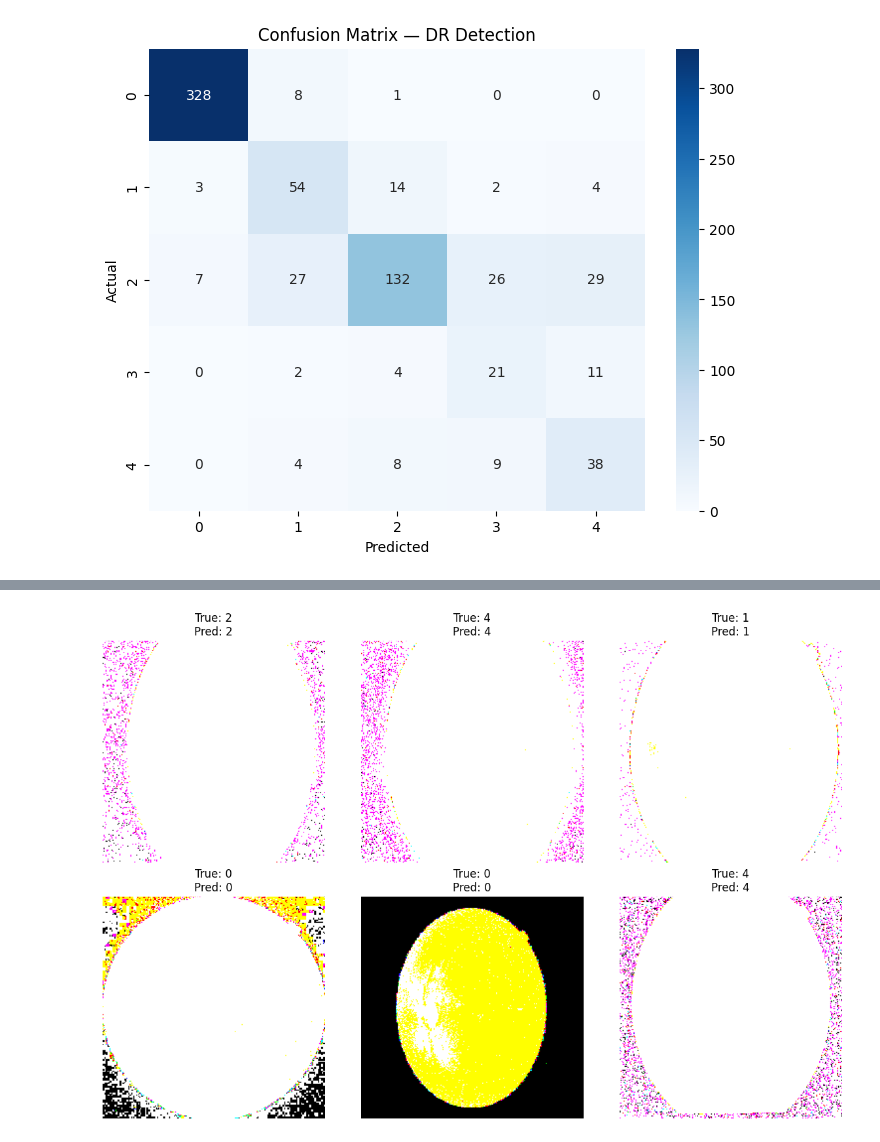
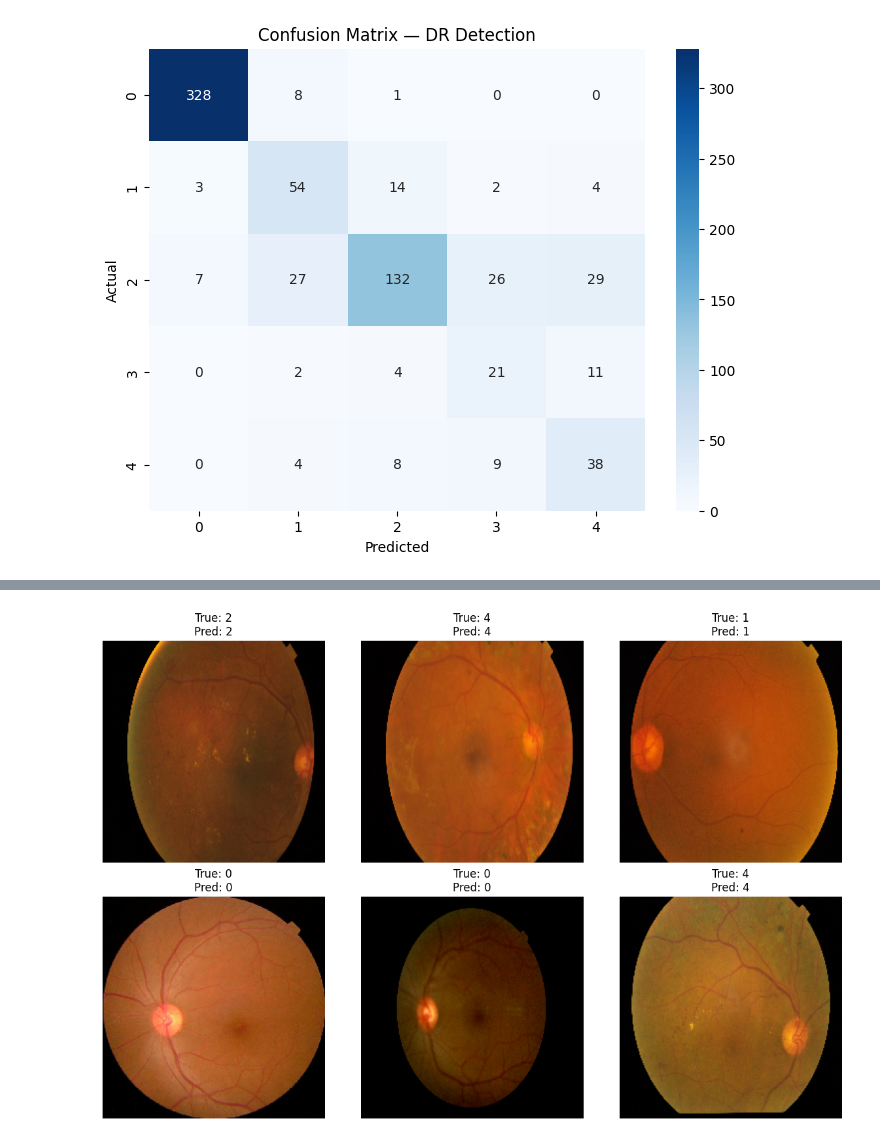
Before and after one commit to shwetakumari-278/dr-detection-eye-disease-model, a Jupyter notebook: dr-detection-eye-disease-model.ipynb, the cells around one changed output, grey strips where cells are left out. Drawn from its saved outputs; the diff is of its cells as text; code cells hidden in the pictures.

```diff
--- a/dr-detection-eye-disease-model.ipynb
+++ b/dr-detection-eye-disease-model.ipynb
@@ -294,13 +294,20 @@ preds = model.predict(images)
 pred_classes = np.argmax(preds, axis=1)
 true_classes = np.argmax(labels, axis=1) if labels.ndim > 1 else labels
 
+def to_displayable(img):
+    img = img.astype(np.float32)
+    img_min, img_max = img.min(), img.max()
+    if img_max - img_min > 0:
+        img = (img - img_min) / (img_max - img_min)
+    return np.clip(img, 0, 1)
+
 plt.figure(figsize=(12,8))
 for i in range(min(6, len(images))):
     plt.subplot(2,3,i+1)
-    plt.imshow(images[i])
+    plt.imshow(to_displayable(images[i]))
     plt.title(f"True: {class_names[true_classes[i]]}\nPred: {class_names[pred_classes[i]]}")
     plt.axis('off')
 plt.tight_layout()
-plt.savefig('/content/drive/MyDrive/sample_predictions.png')
+plt.savefig('/content/drive/MyDrive/sample_predictions.png', dpi=150, bbox_inches='tight')
 plt.show()
 # %% [output]
@@ -314 +315 @@ WARNING:matplotlib.image:Clipping input data to the valid range for imshow with
-[figure, old version]
+[figure, new version]
```
Also changed, not shown: parts of 1 cell of this notebook, 1 other file.
